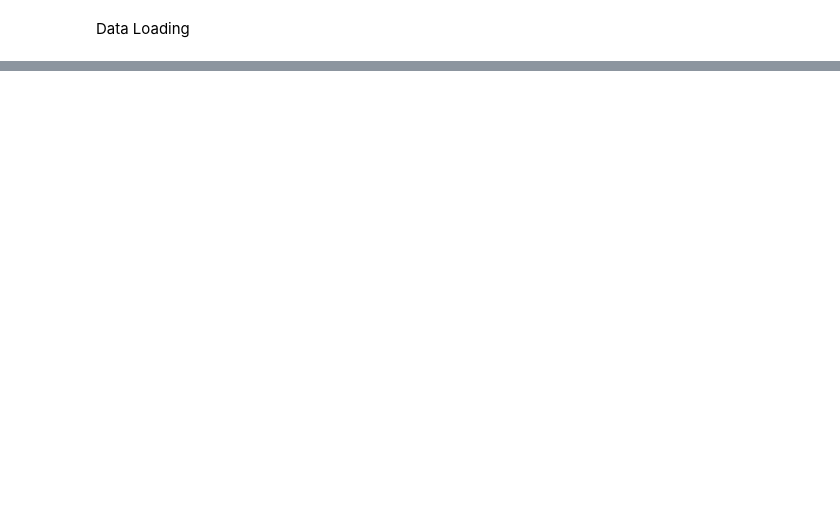
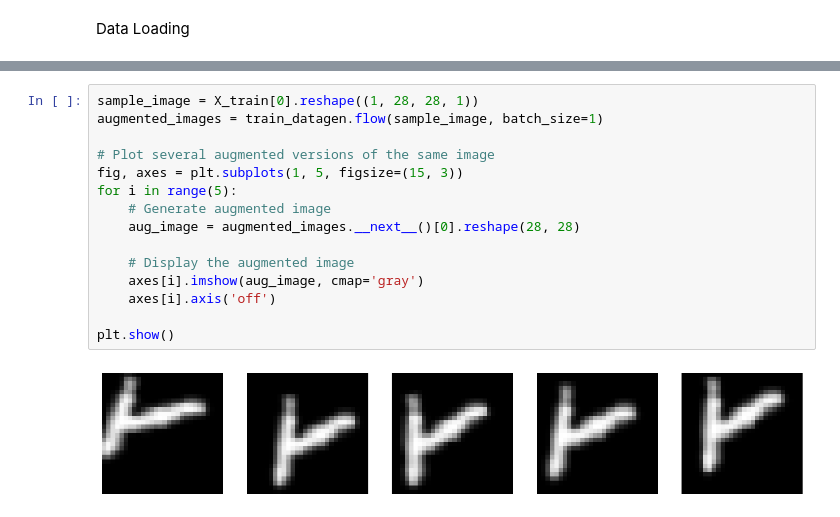
Before and after one commit to qiyuansunsam/5318, a Jupyter notebook: a2.ipynb, the cells around one changed output, grey strips where cells are left out. Drawn from its saved outputs; the diff is of its cells as text; blank space fills up the shorter version.

```diff
--- a/a2.ipynb
+++ b/a2.ipynb
@@ -362,0 +116,17 @@ Epoch 50/50
+# %%
+sample_image = X_train[0].reshape((1, 28, 28, 1))
+augmented_images = train_datagen.flow(sample_image, batch_size=1)
+
+# Plot several augmented versions of the same image
+fig, axes = plt.subplots(1, 5, figsize=(15, 3))
+for i in range(5):
+    # Generate augmented image
+    aug_image = augmented_images.__next__()[0].reshape(28, 28)
+
+    # Display the augmented image
+    axes[i].imshow(aug_image, cmap='gray')
+    axes[i].axis('off')
+
+plt.show()
+# %% [output]
+[figure, added]
```
Also changed, not shown: parts of 71 cells of this notebook, 5 other files.
